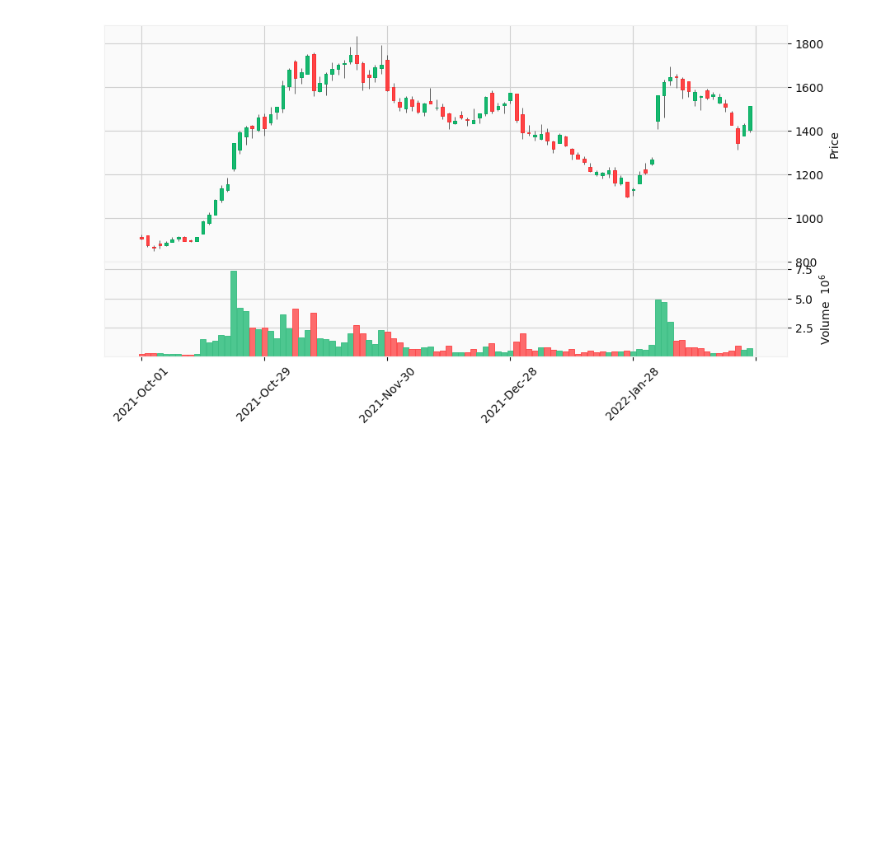
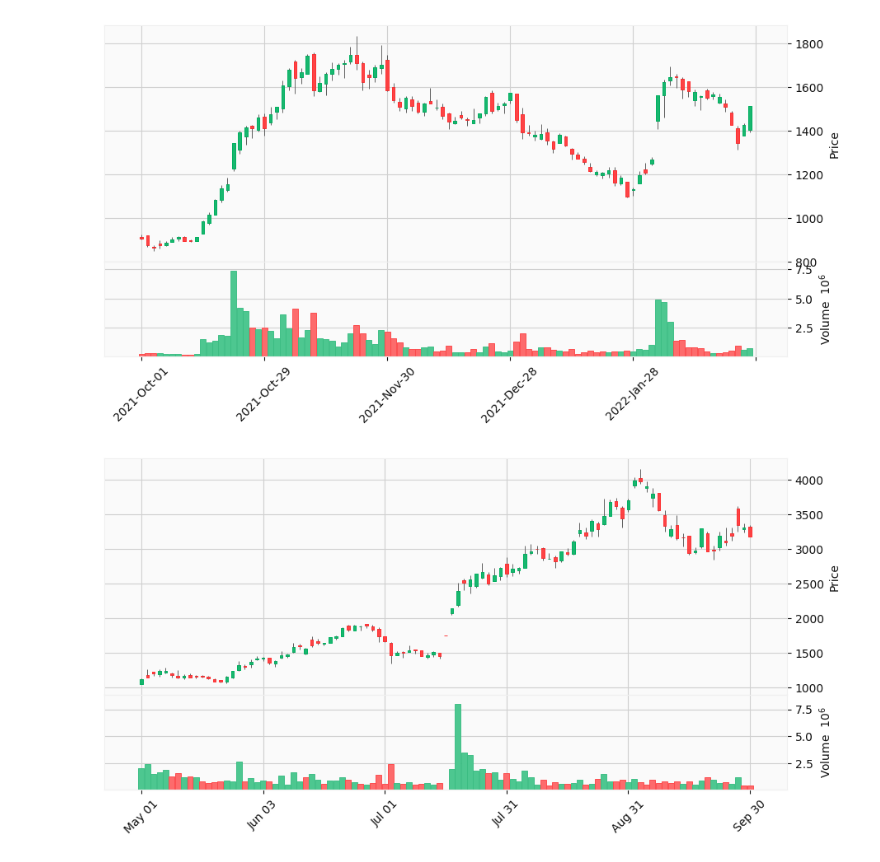
Before and after one commit to hirokimituya/stock-price-analysis, a Jupyter notebook: technical_analysis/株価分析.ipynb, the cells around one changed output. Cells and saved outputs as stored; diff of their text form; code cells hidden in the pictures; blank space fills up the shorter version.

```diff
--- a/technical_analysis/株価分析.ipynb
+++ b/technical_analysis/株価分析.ipynb
@@ -87,3 +87,8 @@ show_plot(3558, '2021-11-1', '2022-2-28')
 show_plot(2395, '2021-10-1', '2022-2-28')
 # %% [output]
 [figure]
+# %%
+# ローソク足の窓表示
+show_plot(3558, '2020-5-1', '2020-9-30')
+# %% [output]
+[figure, added]
```
Also changed, not shown: parts of 1 cell of this notebook.
